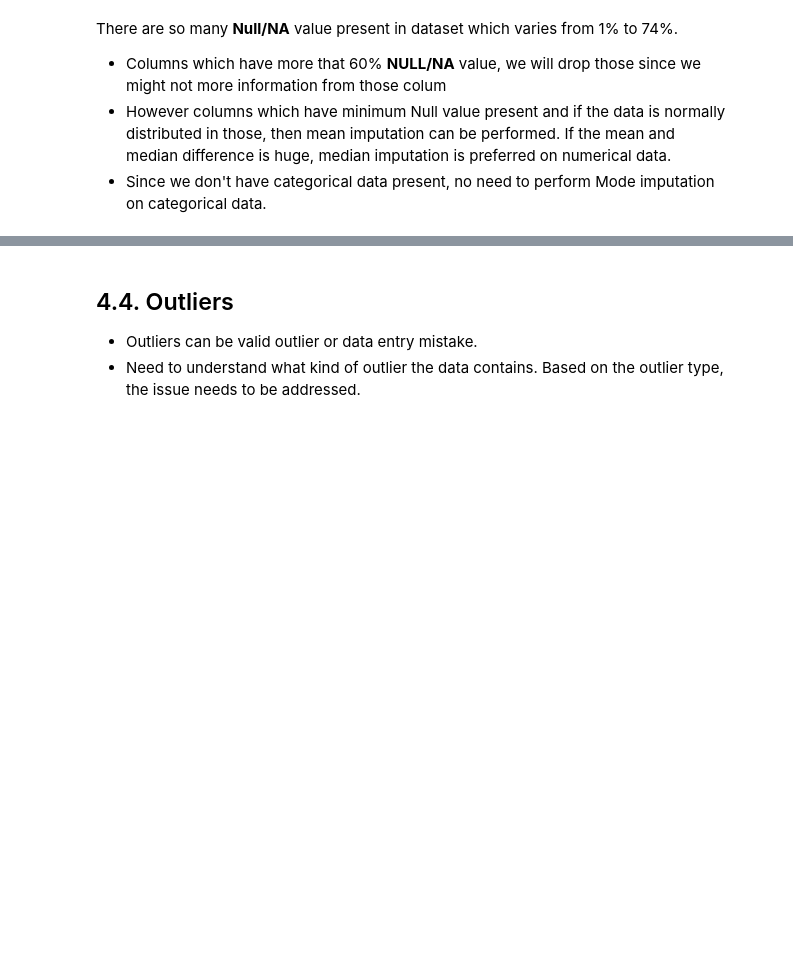
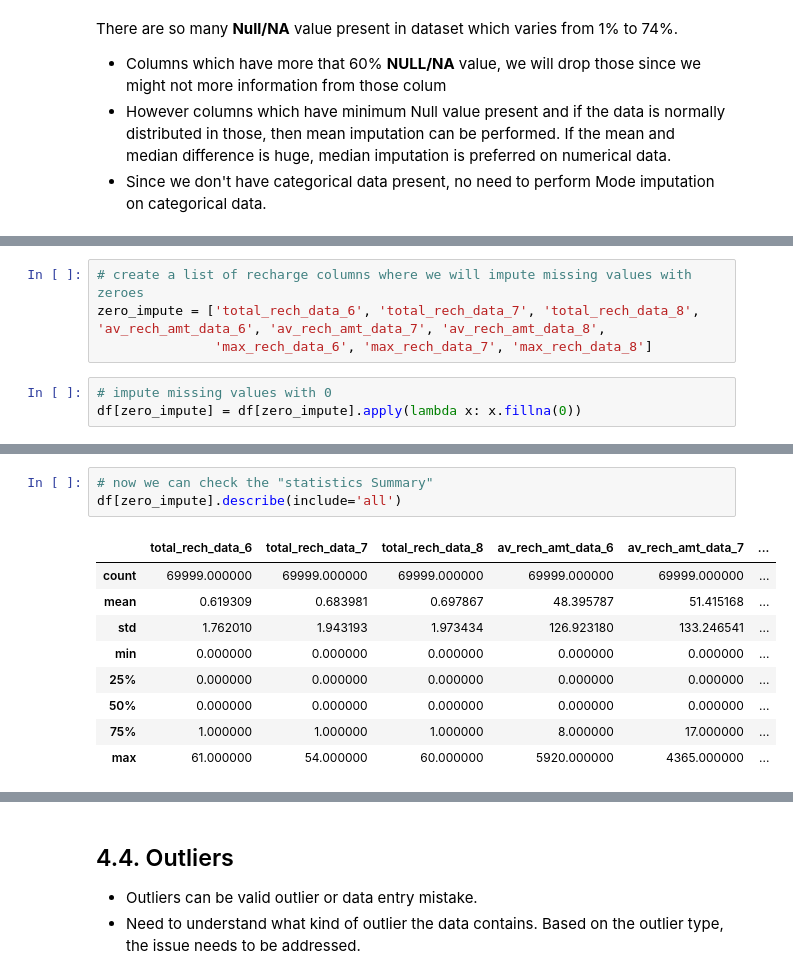
Before and after one commit to pravin691983/TelecomChurnCaseStudy, a Jupyter notebook: PRAVIN_TAWADE.ipynb, the cells around one changed output, grey strips where cells are left out. Drawn from its saved outputs; the diff is of its cells as text; blank space fills up the shorter version.

```diff
--- a/PRAVIN_TAWADE.ipynb
+++ b/PRAVIN_TAWADE.ipynb
@@ -201,0 +237,7 @@ There are so many __Null/NA__ value present in dataset which varies from 1% to 7
+# %%
+# create a list of recharge columns where we will impute missing values with zeroes
+zero_impute = ['total_rech_data_6', 'total_rech_data_7', 'total_rech_data_8', 'av_rech_amt_data_6', 'av_rech_amt_data_7', 'av_rech_amt_data_8',
+               'max_rech_data_6', 'max_rech_data_7', 'max_rech_data_8']
+# %%
+# impute missing values with 0
+df[zero_impute] = df[zero_impute].apply(lambda x: x.fillna(0))
@@ -201,0 +258,13 @@ There are so many __Null/NA__ value present in dataset which varies from 1% to 7
+# %%
+# now we can check the "statistics Summary"
+df[zero_impute].describe(include='all')
+# %% [output]
+|  | total_rech_data_6 | total_rech_data_7 | total_rech_data_8 | av_rech_amt_data_6 | av_rech_amt_data_7 | ... |
+| count | 69999.000000 | 69999.000000 | 69999.000000 | 69999.000000 | 69999.000000 | ... |
+| mean | 0.619309 | 0.683981 | 0.697867 | 48.395787 | 51.415168 | ... |
+| std | 1.762010 | 1.943193 | 1.973434 | 126.923180 | 133.246541 | ... |
+| min | 0.000000 | 0.000000 | 0.000000 | 0.000000 | 0.000000 | ... |
+| 25% | 0.000000 | 0.000000 | 0.000000 | 0.000000 | 0.000000 | ... |
+| 50% | 0.000000 | 0.000000 | 0.000000 | 0.000000 | 0.000000 | ... |
+| 75% | 1.000000 | 1.000000 | 1.000000 | 8.000000 | 17.000000 | ... |
+| max | 61.000000 | 54.000000 | 60.000000 | 5920.000000 | 4365.000000 | ... |
```
Also changed, not shown: parts of 18 cells of this notebook.
